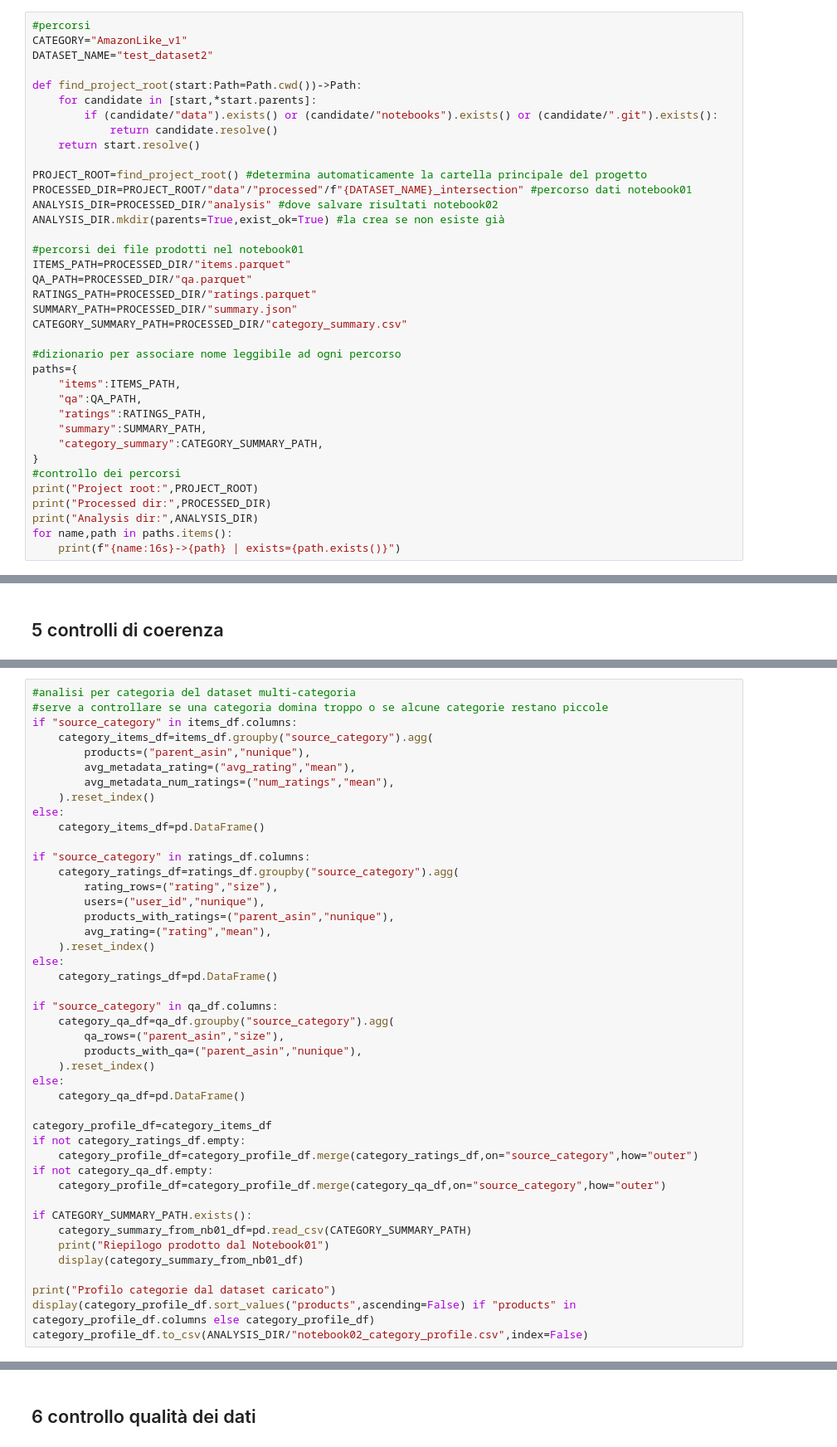
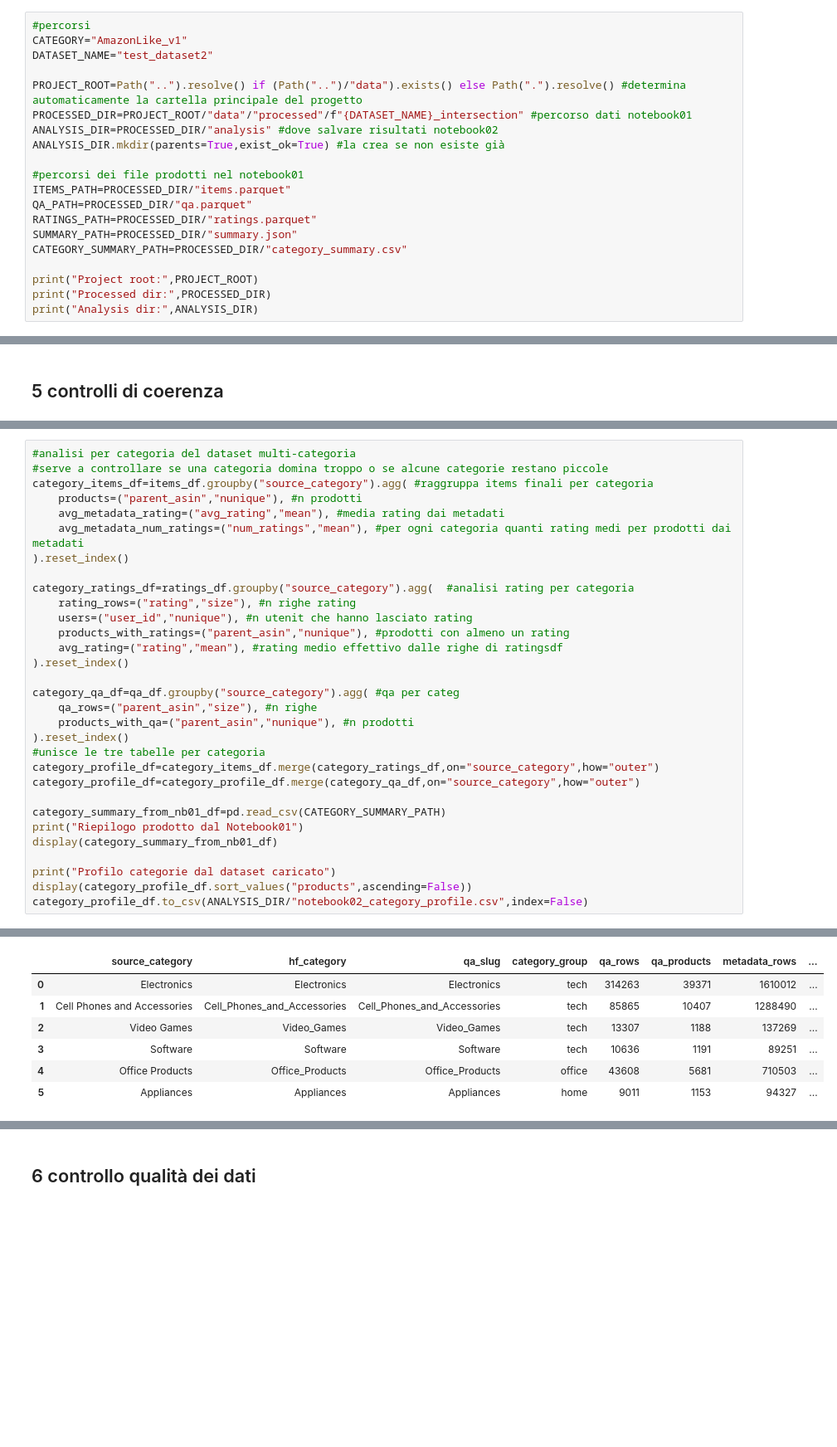
Before and after one commit to arsid2828/Tesi-ecommerce, a Jupyter notebook: notebooks/test_dataset2/02_explore_amazon_like_dataset.ipynb, the cells around one changed output, grey strips where cells are left out. Shown at 83% size. Drawn from its saved outputs; the diff is of its cells as text; blank space fills up the shorter version.

Commit message:
notebook 1-2-3 amazonlike rifatti

```diff
--- a/notebooks/test_dataset2/02_explore_amazon_like_dataset.ipynb
+++ b/notebooks/test_dataset2/02_explore_amazon_like_dataset.ipynb
@@ -29,13 +47,7 @@ pd.set_option("display.float_format", lambda x: f"{x:,.6f}")
 CATEGORY="AmazonLike_v1"
 DATASET_NAME="test_dataset2"
 
-def find_project_root(start:Path=Path.cwd())->Path:
-    for candidate in [start,*start.parents]:
-        if (candidate/"data").exists() or (candidate/"notebooks").exists() or (candidate/".git").exists():
-            return candidate.resolve()
-    return start.resolve()
-
-PROJECT_ROOT=find_project_root() #determina automaticamente la cartella principale del progetto
+PROJECT_ROOT=Path("..").resolve() if (Path("..")/"data").exists() else Path(".").resolve() #determina automaticamente la cartella principale del progetto
 PROCESSED_DIR=PROJECT_ROOT/"data"/"processed"/f"{DATASET_NAME}_intersection" #percorso dati notebook01
 ANALYSIS_DIR=PROCESSED_DIR/"analysis" #dove salvare risultati notebook02
 ANALYSIS_DIR.mkdir(parents=True,exist_ok=True) #la crea se non esiste già
@@ -47,17 +59,6 @@ RATINGS_PATH=PROCESSED_DIR/"ratings.parquet"
 SUMMARY_PATH=PROCESSED_DIR/"summary.json"
 CATEGORY_SUMMARY_PATH=PROCESSED_DIR/"category_summary.csv"
 
-#dizionario per associare nome leggibile ad ogni percorso
-paths={
-    "items":ITEMS_PATH,
-    "qa":QA_PATH,
-    "ratings":RATINGS_PATH,
-    "summary":SUMMARY_PATH,
-    "category_summary":CATEGORY_SUMMARY_PATH,
-}
-#controllo dei percorsi
 print("Project root:",PROJECT_ROOT)
 print("Processed dir:",PROCESSED_DIR)
 print("Analysis dir:",ANALYSIS_DIR)
-for name,path in paths.items():
-    print(f"{name:16s}->{path} | exists={path.exists()}")
@@ -149,44 +187,32 @@ basic_stats_df.to_csv(ANALYSIS_DIR/"notebook02_basic_stats.csv")
 # %%
 #analisi per categoria del dataset multi-categoria
 #serve a controllare se una categoria domina troppo o se alcune categorie restano piccole
-if "source_category" in items_df.columns:
-    category_items_df=items_df.groupby("source_category").agg(
-        products=("parent_asin","nunique"),
-        avg_metadata_rating=("avg_rating","mean"),
-        avg_metadata_num_ratings=("num_ratings","mean"),
-    ).reset_index()
-else:
-    category_items_df=pd.DataFrame()
+category_items_df=items_df.groupby("source_category").agg( #raggruppa items finali per categoria
+    products=("parent_asin","nunique"), #n prodotti
+    avg_metadata_rating=("avg_rating","mean"), #media rating dai metadati
+    avg_metadata_num_ratings=("num_ratings","mean"), #per ogni categoria quanti rating medi per prodotti dai metadati
+).reset_index()
 
-if "source_category" in ratings_df.columns:
-    category_ratings_df=ratings_df.groupby("source_category").agg(
-        rating_rows=("rating","size"),
-        users=("user_id","nunique"),
-        products_with_ratings=("parent_asin","nunique"),
-        avg_rating=("rating","mean"),
-    ).reset_index()
-else:
-    category_ratings_df=pd.DataFrame()
+category_ratings_df=ratings_df.groupby("source_category").agg(  #analisi rating per categoria
+    rating_rows=("rating","size"), #n righe rating
+    users=("user_id","nunique"), #n utenit che hanno lasciato rating
+    products_with_ratings=("parent_asin","nunique"), #prodotti con almeno un rating
+    avg_rating=("rating","mean"), #rating medio effettivo dalle righe di ratingsdf
+).reset_index()
 
-if "source_category" in qa_df.columns:
-    category_qa_df=qa_df.groupby("source_category").agg(
-        qa_rows=("parent_asin","size"),
-        products_with_qa=("parent_asin","nunique"),
-    ).reset_index()
-else:
-    category_qa_df=pd.DataFrame()
+category_qa_df=qa_df.groupby("source_category").agg( #qa per categ
+    qa_rows=("parent_asin","size"), #n righe
+    products_with_qa=("parent_asin","nunique"), #n prodotti
+).reset_index()
+#unisce le tre tabelle per categoria
+category_profile_df=category_items_df.merge(category_ratings_df,on="source_category",how="outer")
+category_profile_df=category_profile_df.merge(category_qa_df,on="source_category",how="outer")
 
-category_profile_df=category_items_df
-if not category_ratings_df.empty:
-    category_profile_df=category_profile_df.merge(category_ratings_df,on="source_category",how="outer")
-if not category_qa_df.empty:
-    category_profile_df=category_profile_df.merge(category_qa_df,on="source_category",how="outer")
-
-if CATEGORY_SUMMARY_PATH.exists():
-    category_summary_from_nb01_df=pd.read_csv(CATEGORY_SUMMARY_PATH)
-    print("Riepilogo prodotto dal Notebook01")
-    display(category_summary_from_nb01_df)
+category_summary_from_nb01_df=pd.read_csv(CATEGORY_SUMMARY_PATH)
+print("Riepilogo prodotto dal Notebook01")
+display(category_summary_from_nb01_df)
 
 print("Profilo categorie dal dataset caricato")
-display(category_profile_df.sort_values("products",ascending=False) if "products" in category_profile_df.columns else category_profile_df)
+display(category_profile_df.sort_values("products",ascending=False))
 category_profile_df.to_csv(ANALYSIS_DIR/"notebook02_category_profile.csv",index=False)
+# %% [output]
@@ -192,0 +220,7 @@ category_profile_df.to_csv(ANALYSIS_DIR/"notebook02_category_profile.csv",index=
+|  | source_category | hf_category | qa_slug | category_group | qa_rows | qa_products | metadata_rows | ... |
+| 0 | Electronics | Electronics | Electronics | tech | 314263 | 39371 | 1610012 | ... |
+| 1 | Cell Phones and Accessories | Cell_Phones_and_Accessories | Cell_Phones_and_Accessories | tech | 85865 | 10407 | 1288490 | ... |
+| 2 | Video Games | Video_Games | Video_Games | tech | 13307 | 1188 | 137269 | ... |
+| 3 | Software | Software | Software | tech | 10636 | 1191 | 89251 | ... |
+| 4 | Office Products | Office_Products | Office_Products | office | 43608 | 5681 | 710503 | ... |
+| 5 | Appliances | Appliances | Appliances | home | 9011 | 1153 | 94327 | ... |
```
Also changed, not shown: parts of 34 cells of this notebook, 4 other files.
